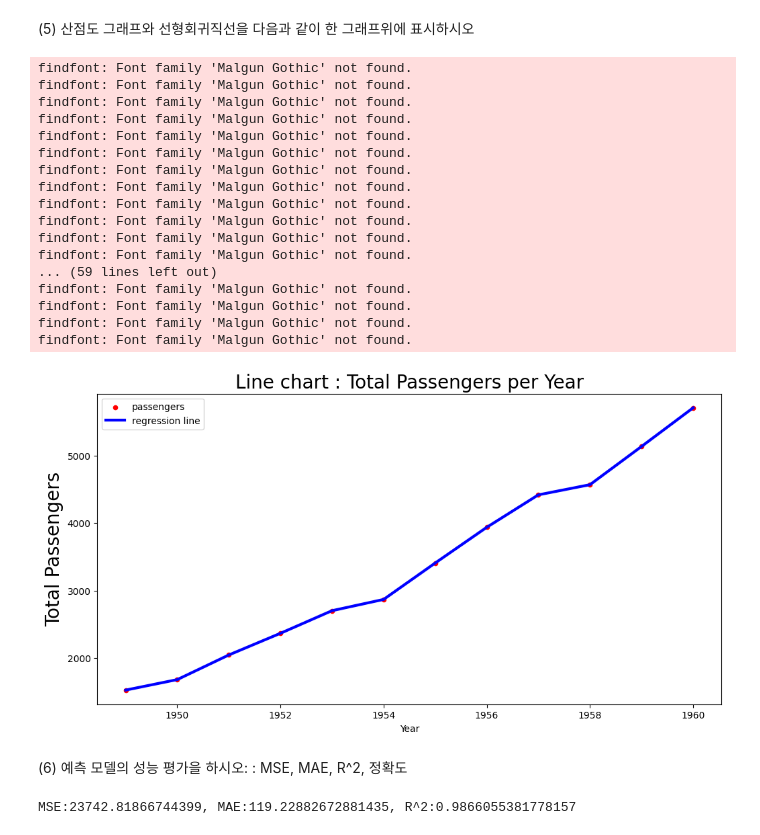
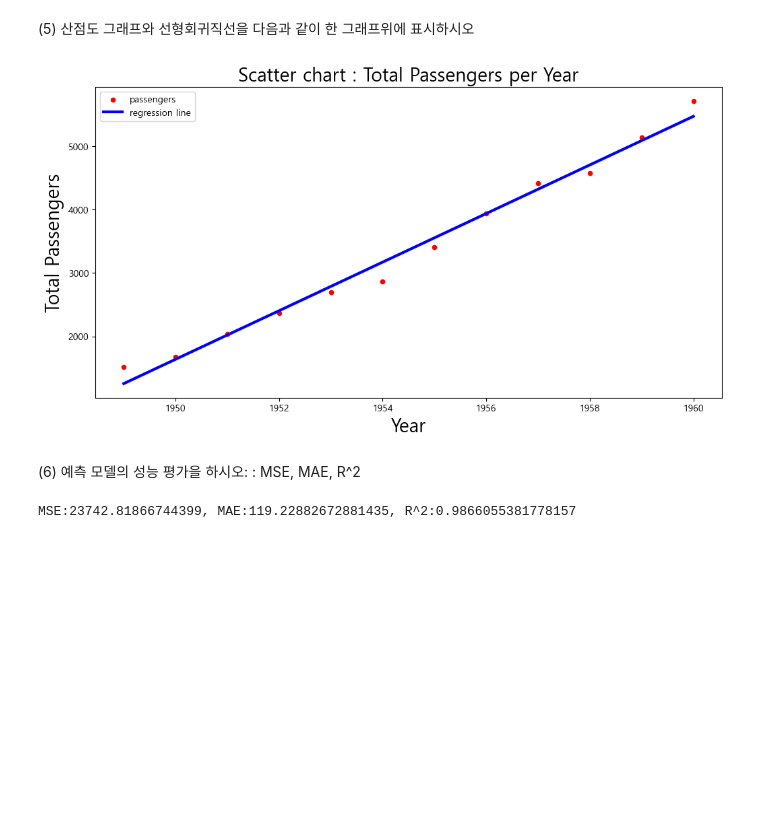
Before and after one commit to leesj0706/Python_basic3, a Jupyter notebook: ch12_update_class_1_목요일_5_30.ipynb, the cells around one changed output. Saved outputs shown, nothing was run; the diff lists cells and outputs as text; code cells hidden in the pictures; blank space fills up the shorter version.

```diff
--- a/ch12_update_class_1_목요일_5_30.ipynb
+++ b/ch12_update_class_1_목요일_5_30.ipynb
@@ -361,38 +327,21 @@ print(f"정확도: {model.score(X,y)}")
 # %%
 # 선형회귀의 가중치와 절편이 데이터의 분포를 제대로 설명하는가 시각화해서 분석하기
 # 1. 예측값
-y_pred = model.coef_* X + model.intercept_
+y_pred = model.coef_ * X + model.intercept_
 
-#2. 시각화
+# 2. 시각화
 plt.figure(figsize=(12,6))
-plt.scatter(X, y, label = "passengers", color = 'red', s = 20)
-plt.plot(X, y, color='blue', label='regression line', lw = 3)
-plt.xlabel("Year")
+plt.scatter(X, y, label = "passengers", color = "red",  s = 20)
+plt.plot(X, y_pred, label = "regression line", color ='b', lw=3)
+plt.xlabel("Year", fontsize = 20)
 plt.ylabel("Total Passengers", fontsize = 20)
-plt.title("Line chart : Total Passengers per Year", fontsize = 20)
+plt.title("Scatter chart : Total Passengers per Year", fontsize = 20)
 plt.legend()
 plt.show()
 # %% [output]
-findfont: Font family 'Malgun Gothic' not found.
-findfont: Font family 'Malgun Gothic' not found.
-findfont: Font family 'Malgun Gothic' not found.
-findfont: Font family 'Malgun Gothic' not found.
-findfont: Font family 'Malgun Gothic' not found.
-findfont: Font family 'Malgun Gothic' not found.
-findfont: Font family 'Malgun Gothic' not found.
-findfont: Font family 'Malgun Gothic' not found.
-findfont: Font family 'Malgun Gothic' not found.
-findfont: Font family 'Malgun Gothic' not found.
-findfont: Font family 'Malgun Gothic' not found.
-findfont: Font family 'Malgun Gothic' not found.
-... (59 lines left out)
-findfont: Font family 'Malgun Gothic' not found.
-findfont: Font family 'Malgun Gothic' not found.
-findfont: Font family 'Malgun Gothic' not found.
-findfont: Font family 'Malgun Gothic' not found.
-[figure, old version]
+[figure, new version]
 # %% [markdown]
-(6) 예측 모델의 성능 평가을 하시오:  : MSE, MAE, R^2, 정확도
+(6) 예측 모델의 성능 평가을 하시오:  : MSE, MAE, R^2
 # %%
 # 1.라이브러리 임포트
 from sklearn.metrics import mean_squared_error, mean_absolute_error, r2_score
```
Also changed, not shown: parts of 34 cells of this notebook, 10 other files.
